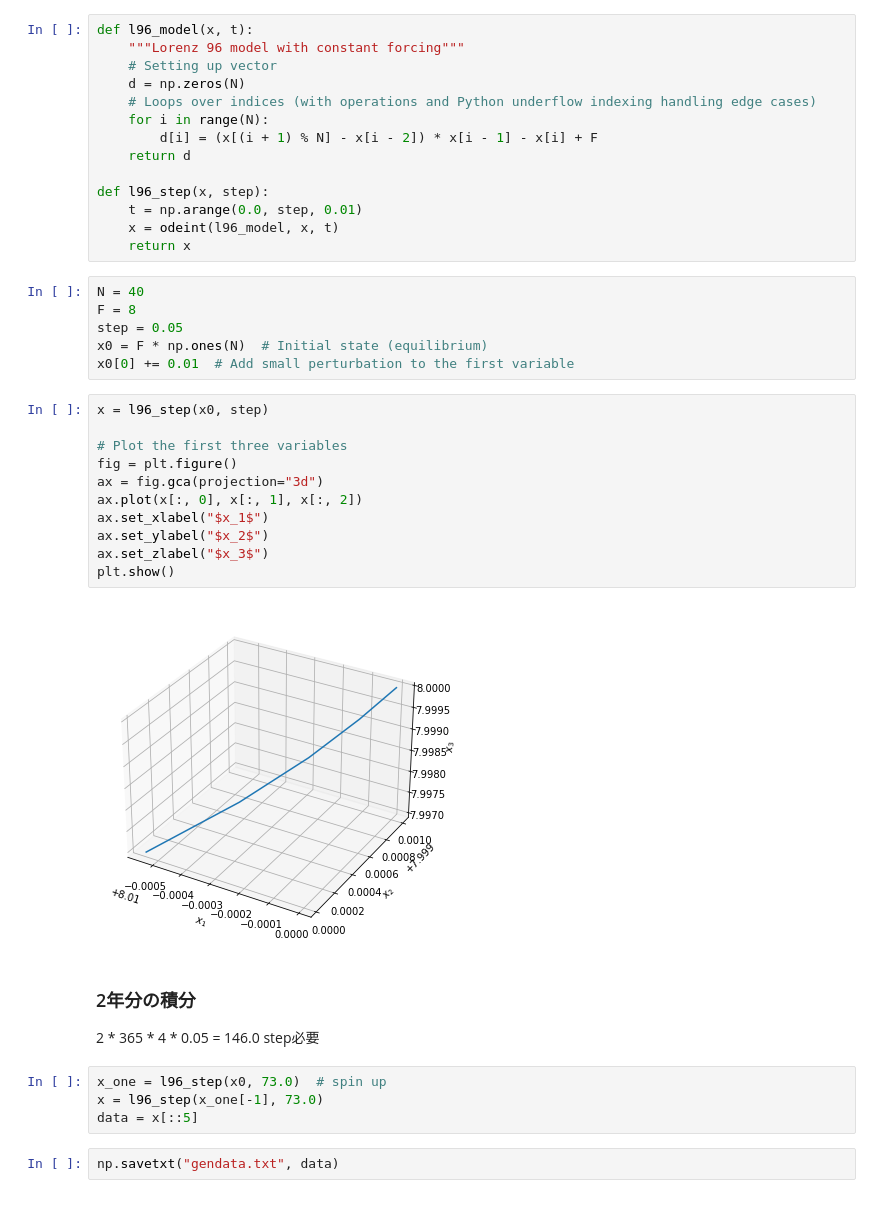
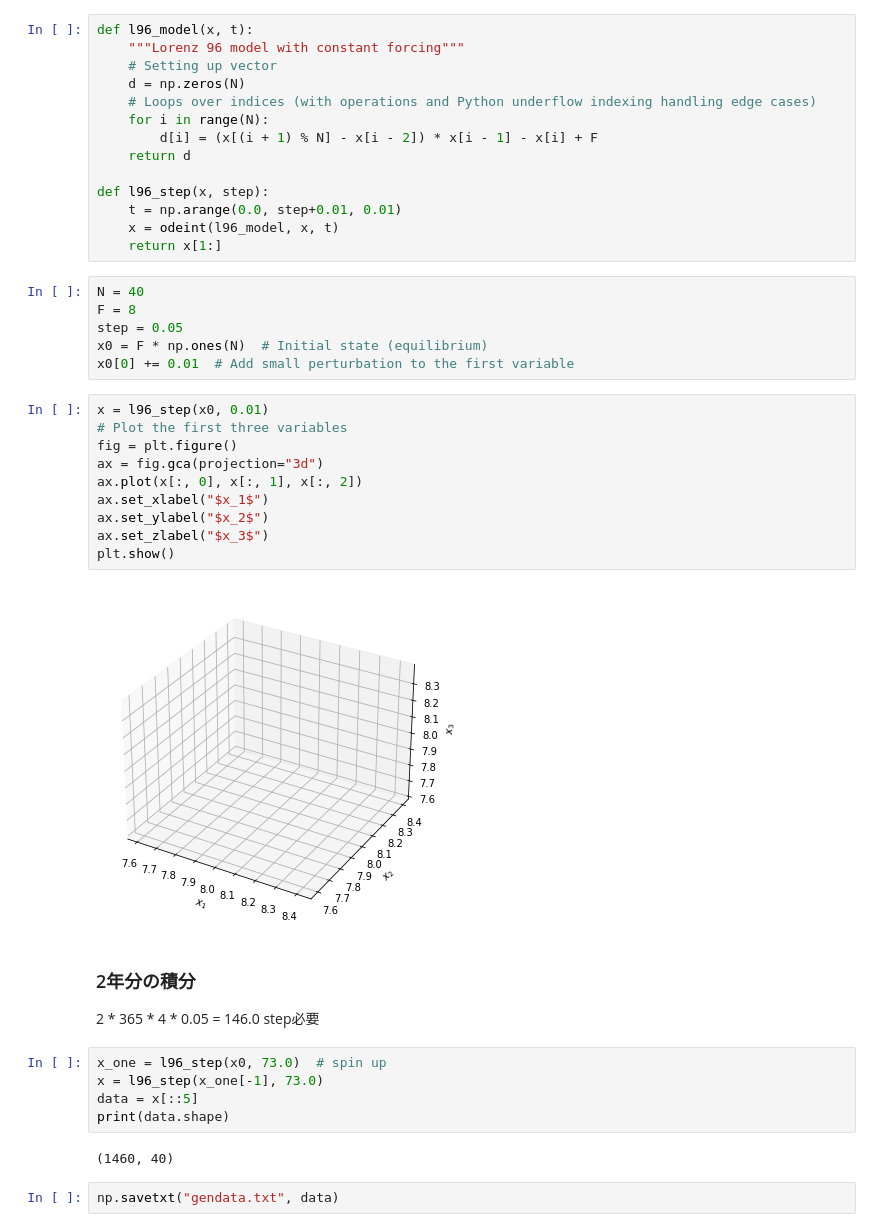
Before and after one commit to tychy/data-assimilation, a Jupyter notebook: python/lorenz.ipynb, the cells around one changed output. Drawn from its saved outputs; the diff is of its cells as text.

```diff
--- a/python/lorenz.ipynb
+++ b/python/lorenz.ipynb
@@ -20,9 +20,9 @@ def l96_model(x, t):
     return d
 
 def l96_step(x, step):
-    t = np.arange(0.0, step, 0.01)
+    t = np.arange(0.0, step+0.01, 0.01)
     x = odeint(l96_model, x, t)
-    return x
+    return x[1:]
 # %%
 N = 40
 F = 8
@@ -30,18 +30,17 @@ step = 0.05
 x0 = F * np.ones(N)  # Initial state (equilibrium)
 x0[0] += 0.01  # Add small perturbation to the first variable
 # %%
-x = l96_step(x0, step)
-
+x = l96_step(x0, 0.01)
 # Plot the first three variables
 fig = plt.figure()
 ax = fig.gca(projection="3d")
 ax.plot(x[:, 0], x[:, 1], x[:, 2])
 ax.set_xlabel("$x_1$")
 ax.set_ylabel("$x_2$")
 ax.set_zlabel("$x_3$")
 plt.show()
 # %% [output]
-[figure, old version]
+[figure, new version]
 # %% [markdown]
 ### 2年分の積分
 2 * 365 * 4 * 0.05 = 146.0 step必要
@@ -49,6 +48,9 @@ plt.show()
 x_one = l96_step(x0, 73.0)  # spin up
 x = l96_step(x_one[-1], 73.0)
 data = x[::5]
+print(data.shape)
+# %% [output]
+(1460, 40)
 # %%
 np.savetxt("gendata.txt", data)
 # %%
```
Also changed, not shown: parts of 26 cells of this notebook.
